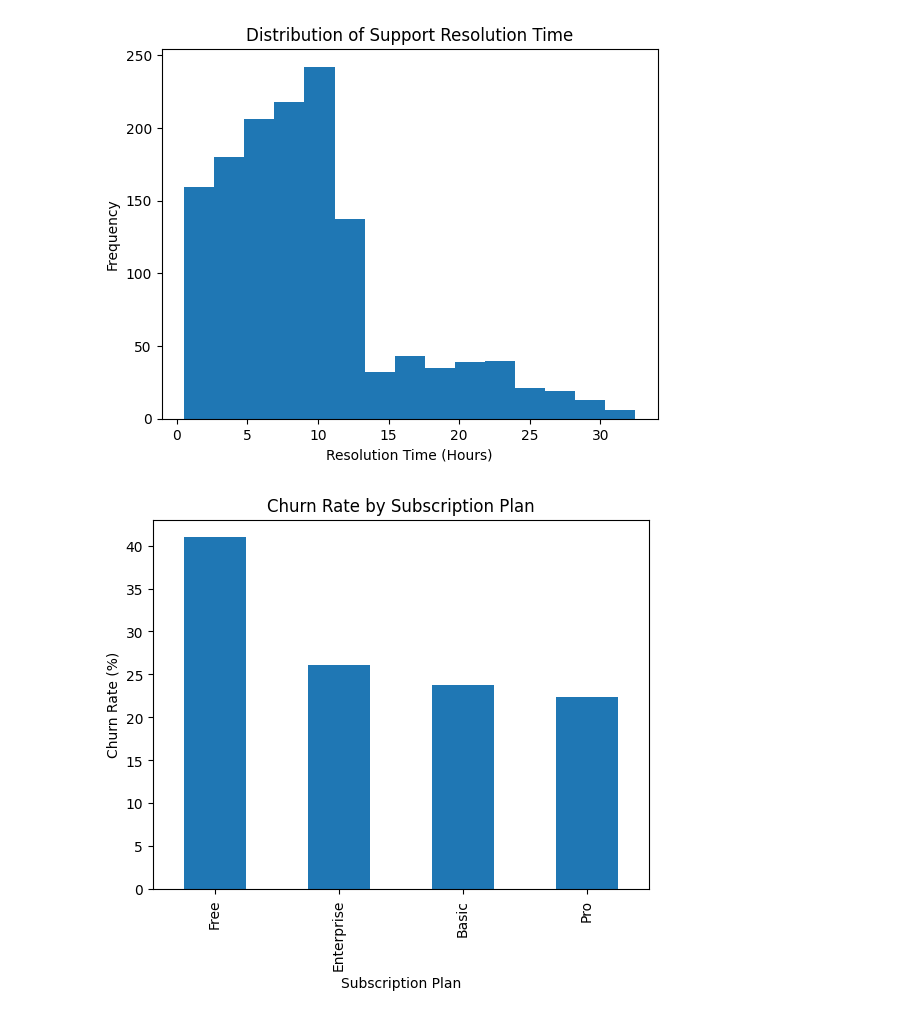
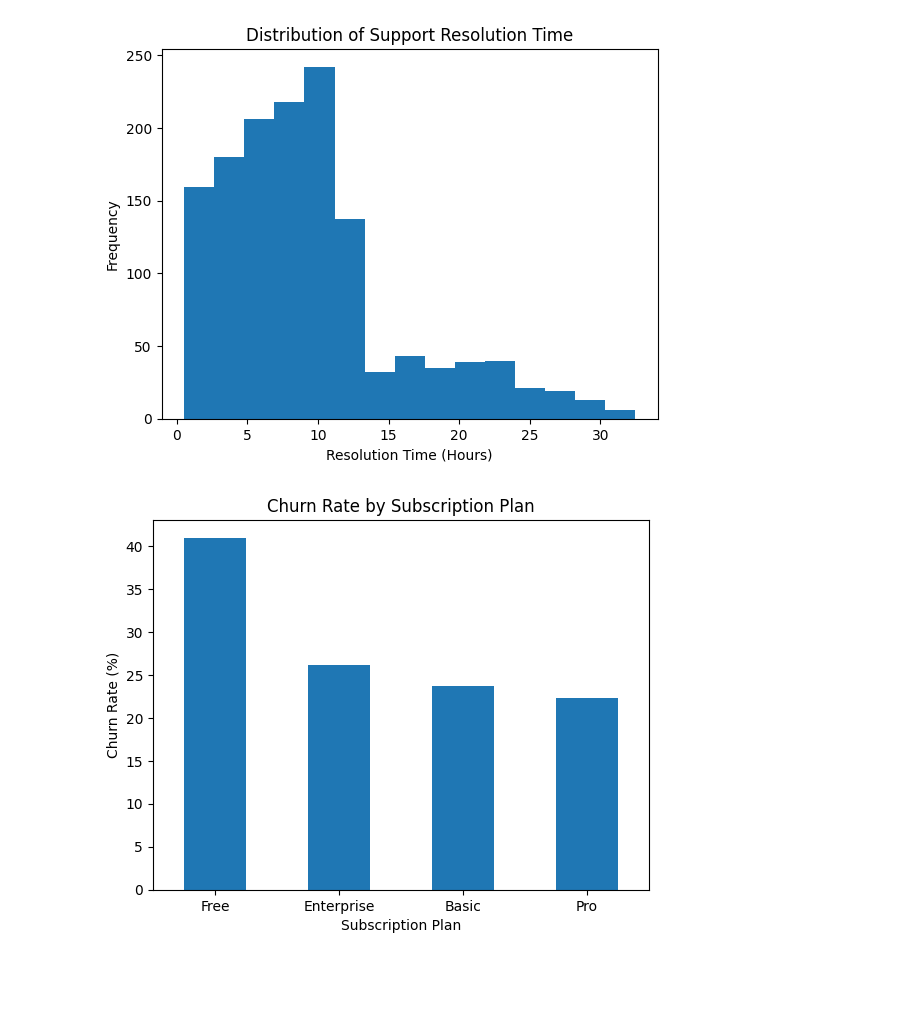
Before and after one commit to atkhushboo/subscriber-churn-analysis-python, a Jupyter notebook: fitly_Analysis.ipynb, the cells around one changed output. Drawn from its saved outputs; the diff is of its cells as text; code cells hidden in the pictures; blank space fills up the shorter version.

Commit message:
Add churn analysis visualizations

```diff
--- a/fitly_Analysis.ipynb
+++ b/fitly_Analysis.ipynb
@@ -723,0 +727,4 @@ plt.show()
+# %%
+churn_rate = (churned_users/total_plan_users) * 100
+
+print(churn_rate)
@@ -735,15 +766,15 @@ plt.show()
 # %% [output]
 [figure]
 # %%
-# Churn Rate by Subscription Plan (Multi-variable Graphic)
-ax = churn_rate.sort_values(ascending=False).plot(
-    kind='bar'
-)
+# Churn Rate by Subscription Plan
+
+churn_rate.sort_values(ascending=False).plot(kind='bar')
 
 plt.title('Churn Rate by Subscription Plan')
 plt.xlabel('Subscription Plan')
 plt.ylabel('Churn Rate (%)')
+plt.xticks(rotation=0)
 
 plt.show()
 # %% [output]
-[figure, old version]
+[figure, new version]
```
Also changed, not shown: parts of 7 cells of this notebook.
